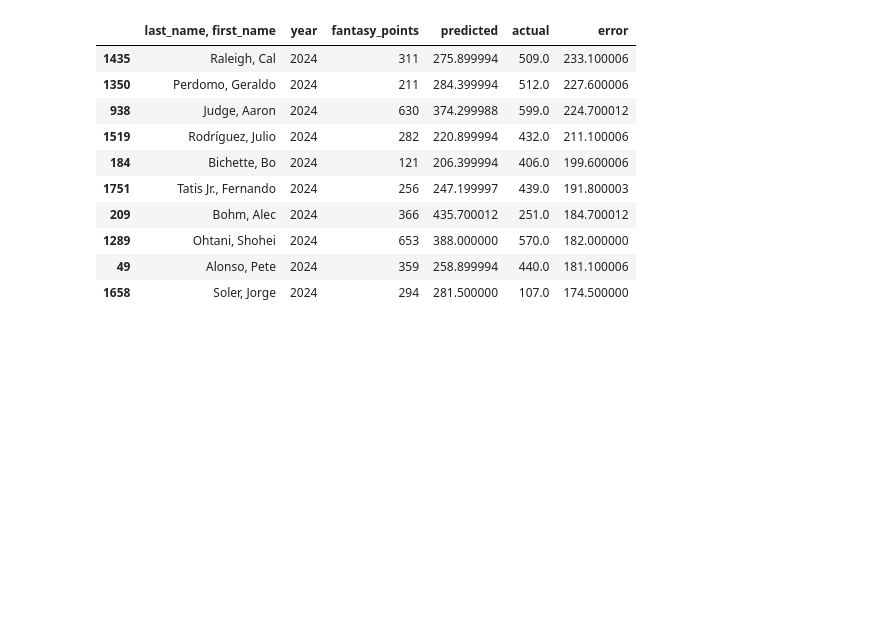
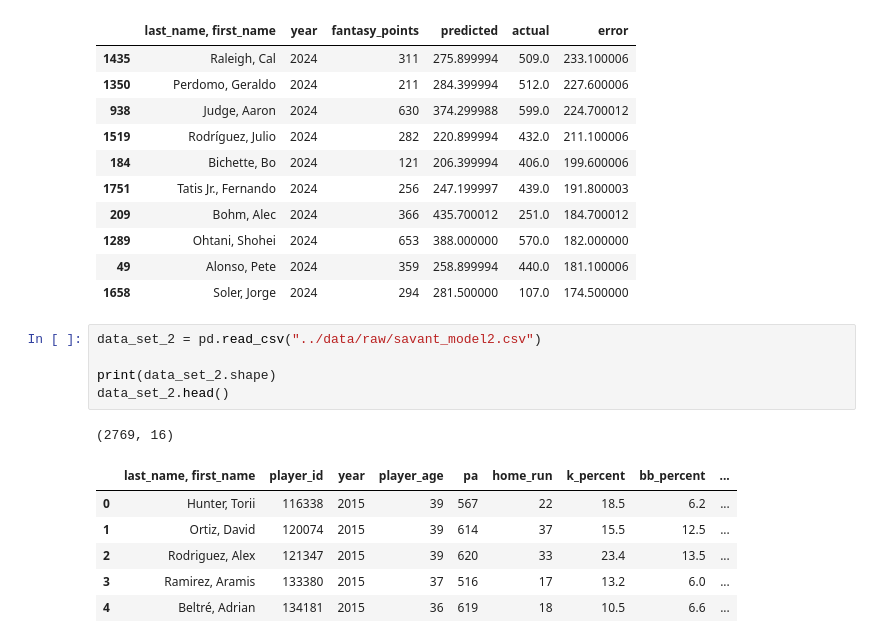
Before and after one commit to Gabriel-Molina123/baseball-fantasy-projections, a Jupyter notebook: notebooks/02_modelTest.ipynb, the cells around one changed output. Cells and saved outputs as stored; diff of their text form; blank space fills up the shorter version.

```diff
--- a/notebooks/02_modelTest.ipynb
+++ b/notebooks/02_modelTest.ipynb
@@ -139,3 +142,16 @@ result1.sort_values("error", ascending=False).head(10)
 | 1289 | Ohtani, Shohei | 2024 | 653 | 388.000000 | 570.0 | 182.000000 |
 | 49 | Alonso, Pete | 2024 | 359 | 258.899994 | 440.0 | 181.100006 |
 | 1658 | Soler, Jorge | 2024 | 294 | 281.500000 | 107.0 | 174.500000 |
+# %%
+data_set_2 = pd.read_csv("../data/raw/savant_model2.csv")
+
+print(data_set_2.shape)
+data_set_2.head()
+# %% [output]
+(2769, 16)
+|  | last_name, first_name | player_id | year | player_age | pa | home_run | k_percent | bb_percent | ... |
+| 0 | Hunter, Torii | 116338 | 2015 | 39 | 567 | 22 | 18.5 | 6.2 | ... |
+| 1 | Ortiz, David | 120074 | 2015 | 39 | 614 | 37 | 15.5 | 12.5 | ... |
+| 2 | Rodriguez, Alex | 121347 | 2015 | 39 | 620 | 33 | 23.4 | 13.5 | ... |
+| 3 | Ramirez, Aramis | 133380 | 2015 | 37 | 516 | 17 | 13.2 | 6.0 | ... |
+| 4 | Beltré, Adrian | 134181 | 2015 | 36 | 619 | 18 | 10.5 | 6.6 | ... |
```
Also changed, not shown: parts of 7 cells of this notebook.
